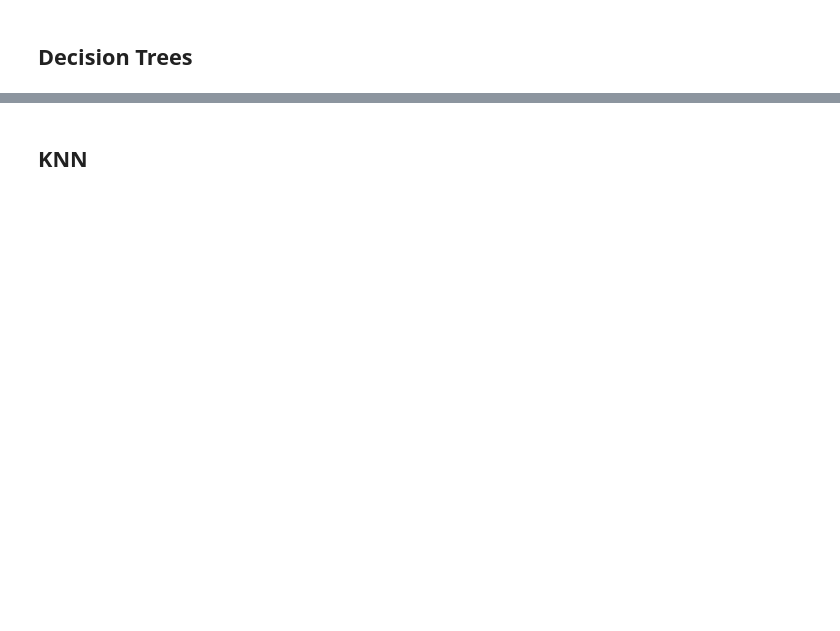
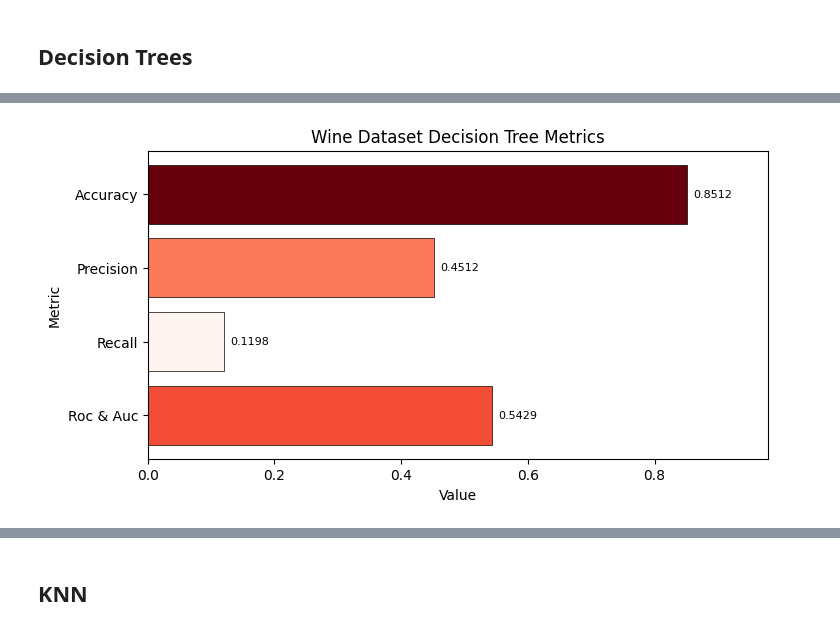
Before and after one commit to Antonio-Tresol/proyecto_1_ml, a Jupyter notebook: proyecto_1_ml.ipynb, the cells around one changed output, grey strips where cells are left out. Drawn from its saved outputs; the diff is of its cells as text; code cells hidden in the pictures; blank space fills up the shorter version.

```diff
--- a/proyecto_1_ml.ipynb
+++ b/proyecto_1_ml.ipynb
@@ -271,13 +370,17 @@ print("Best score :", best_tree_score)
 # %%
 tree_classifier = DecisionTreeClassifier(random_state=1, **best_tree_params)
-metrics, confusion_mat = fit_and_get_metrics(
-    model=tree_classifier, X=X_wine_normalized, Y=y_wine, n_folds=5
+algorithm_name = 'Decision Tree'
+tree_metrics, confusion_mat = fit_and_get_metrics(
+    model=tree_classifier, algorithm=algorithm_name, X=X_wine_normalized, Y=y_wine, n_folds=5
 )
 plot_metrics(
-    metrics=metrics,
+    metrics=tree_metrics,
+    algorithm=algorithm_name,
     title='Wine Dataset Decision Tree Metrics',
     color=plt.cm.Reds
 )
+# %% [output]
+[figure, added]
 # %%
 plot_confusion_matrix(
     confusion_matrix=confusion_mat,
```
Also changed, not shown: parts of 33 cells of this notebook.
